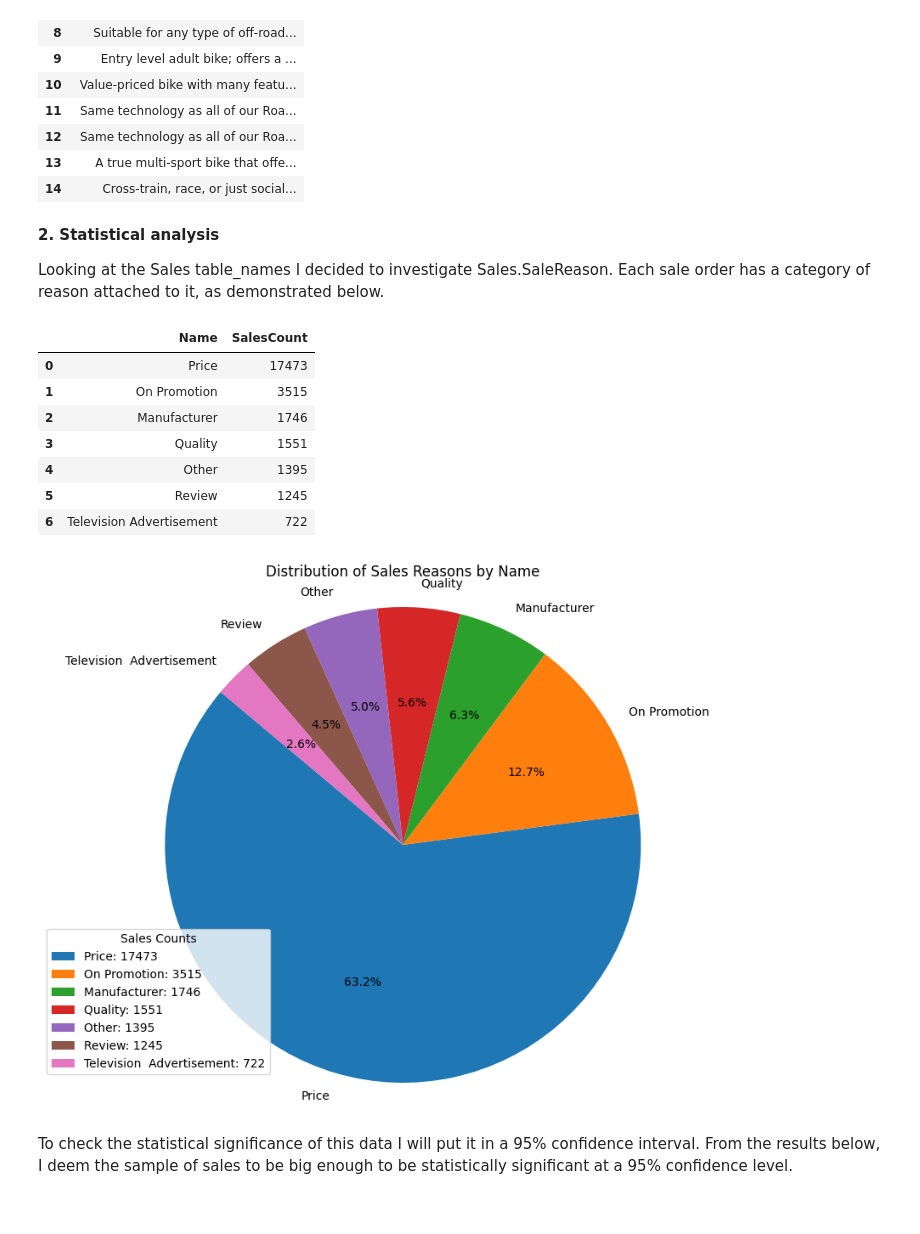
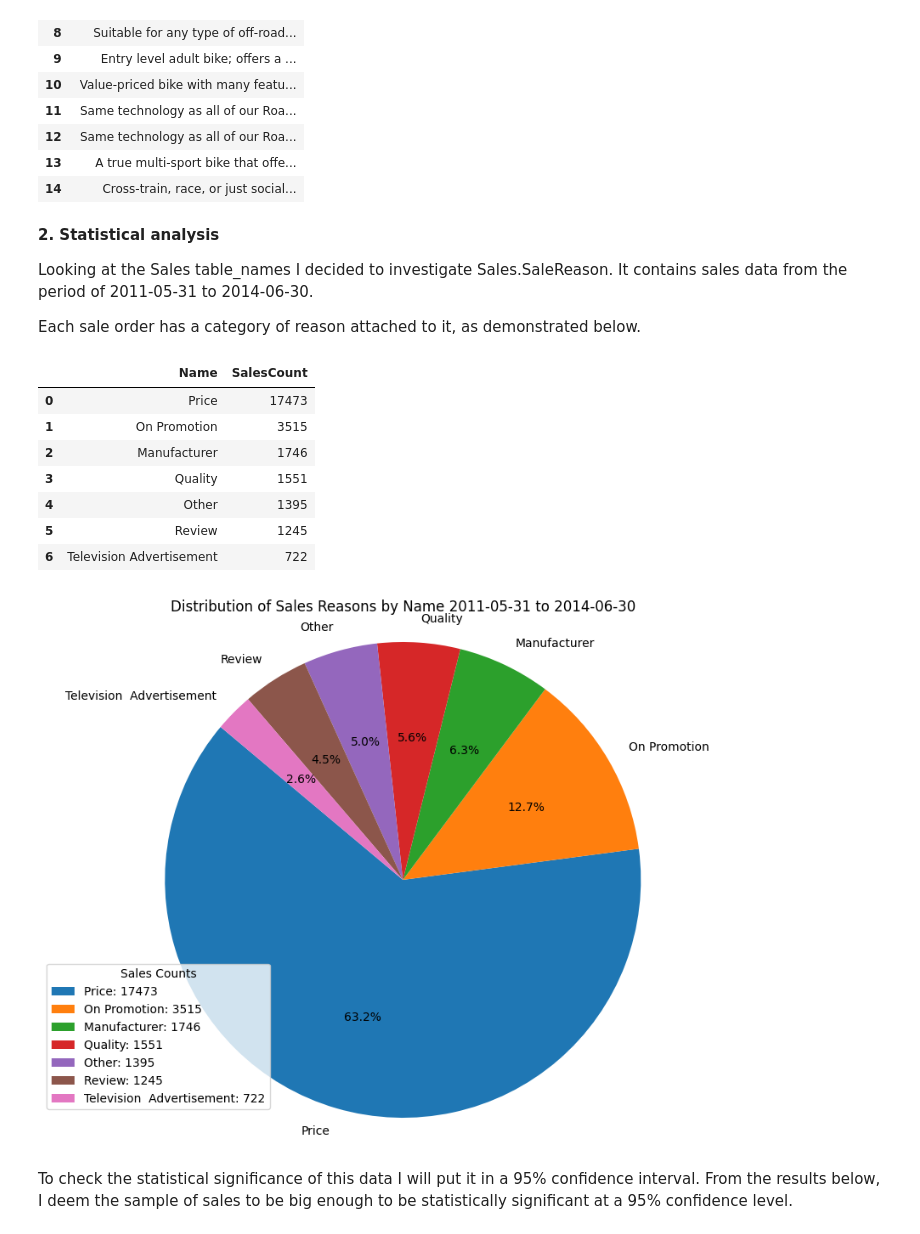
Before and after one commit to IsaacHog/ec-data-science-24, a Jupyter notebook: sql/isaac_hogfeldt_kunskapskontroll_sql.ipynb, the cells around one changed output. Cells and saved outputs as stored; diff of their text form; code cells hidden in the pictures.

```diff
--- a/sql/isaac_hogfeldt_kunskapskontroll_sql.ipynb
+++ b/sql/isaac_hogfeldt_kunskapskontroll_sql.ipynb
@@ -132,9 +132,13 @@ if df_product_description is not None:
 # %% [markdown]
 <b>2. Statistical analysis </b>
 
-Looking at the Sales table_names I decided to investigate Sales.SaleReason.
+Looking at the Sales table_names I decided to investigate Sales.SaleReason. It contains sales data from the period of 2011-05-31 to 2014-06-30.
+
+
 Each sale order has a category of reason attached to it, as demonstrated below.
 # %%
+import matplotlib.pyplot as plt
+
 query_sales_reasons = """
 SELECT sr.Name, COUNT(so.SalesReasonID) AS SalesCount
 FROM Sales.SalesOrderHeaderSalesReason so
@@ -150,35 +154,35 @@ if df_sales_reasons is not None:
     plt.figure(figsize=(10, 8))
 
     def func(pct):
         return f'{pct:.1f}%'
 
     wedges, texts, autotexts = plt.pie(
         df_sales_reasons['SalesCount'],
         labels=df_sales_reasons['Name'],
         autopct=func,
         startangle=140
     )
 
-    plt.title('Distribution of Sales Reasons by Name')
+    plt.title('Distribution of Sales Reasons by Name 2011-05-31 to 2014-06-30')
     plt.axis('equal')
 
     sales_counts = df_sales_reasons['SalesCount'].tolist()
     reason_names = df_sales_reasons['Name'].tolist()
     total_sales = sum(sales_counts)
     legend_labels = [f'{name}: {count}' for name, count in zip(reason_names, sales_counts)]
     plt.legend(legend_labels, title="Sales Counts", loc='lower left', bbox_to_anchor=(-0.05, 0.05))
 
     plt.show()
 # %% [output]
 |  | Name | SalesCount |
 | 0 | Price | 17473 |
 | 1 | On Promotion | 3515 |
 | 2 | Manufacturer | 1746 |
 | 3 | Quality | 1551 |
 | 4 | Other | 1395 |
 | 5 | Review | 1245 |
 | 6 | Television Advertisement | 722 |
-[figure, old version]
+[figure, new version]
 # %% [markdown]
 To check the statistical significance of this data I will put it in a 95% confidence interval. From the results below, I deem the sample of sales to be big enough to be statistically significant at a 95% confidence level.
 # %%
```
Also changed, not shown: parts of 1 cell of this notebook.
